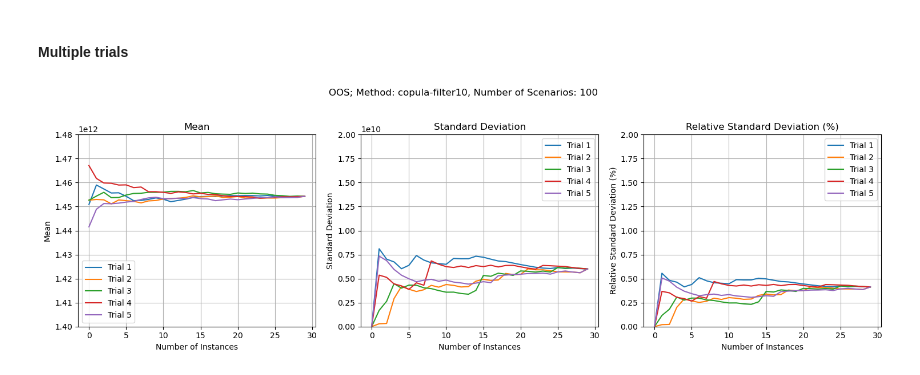
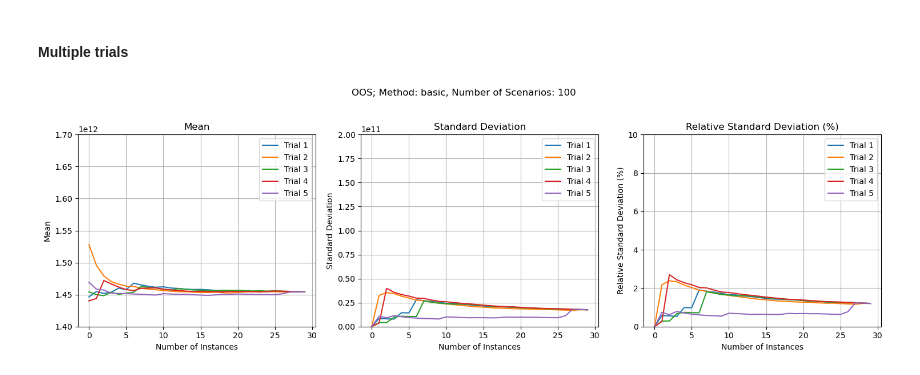
Before and after one commit to iverlg/masteroppgave, a Jupyter notebook: convergence_test.ipynb, the cells around one changed output. Drawn from its saved outputs; the diff is of its cells as text; code cells hidden in the pictures.

Commit message:
fix convergence logic and add oos tree size

```diff
--- a/convergence_test.ipynb
+++ b/convergence_test.ipynb
@@ -260,14 +90,19 @@ plt.show()
 # %% [markdown]
 #### Multiple trials
 # %%
-ylims_mean = {10: [1.35e12, 1.5e12], 50: [1.4e12, 1.45e12], 100: [1.4e12, 1.48e12]}
-ylims_std = {10: [0, 5e10], 50: [0, 2e10], 100: [0, 2e10]}
-ylims_rel_std = {10: [0, 4], 50: [0, 2], 100: [0, 2]}
+import random
+import matplotlib.pyplot as plt
+import numpy as np
+import pandas as pd
 
-method = "copula-filter10"
+ylims_mean = {10: [1e12, 4e12], 50: [1.4e12, 1.7e12], 100: [1.4e12, 1.7e12]}
+ylims_std = {10: [0, 1e12], 50: [0, 2e11], 100: [0, 2e11]}
+ylims_rel_std = {10: [0, 40], 50: [0, 10], 100: [0, 10]}
+
+method = "basic"
 num_scenarios = 100
 
-base_folder = f"NewResults/run_in_sample/dataset_europe_agg_v50/{method}/{str(num_scenarios)}"
+base_folder = f"NewOOS/dataset_europe_agg_v50/{method}_sce{num_scenarios}"
 
 num_trials = 5  # Number of trials
 num_instances = 30
@@ -277,9 +112,23 @@ all_std_values = []
 all_rel_std_values = []
 
 for _ in range(num_trials):
-    values = [float(pd.read_csv(base_folder + "/" + str(i) + "/results_objective.csv").columns[0].split(":")[1]) for i in range(1, num_instances + 1)]
+    values = []
+
+    for i in range(1, num_instances + 1):
+        oos_value = 0
+        num_trees_considered = 0
+        for j in range(1, 11):
+            oos_value_path = f"{base_folder}_{i}/oos_tree{j}/out_of_sample_values.csv"
+            df_oos_value = pd.read_csv(oos_value_path)
+            oos_tree_value = float(df_oos_value["Objective value"][0])
+            oos_value += oos_tree_value
+            num_trees_considered += 1
+        values.append(oos_value / num_trees_considered)
+
     random.shuffle(values)
+
     obj_values = []
+
     for i in range(0, num_instances):
         appending_values = []
         for j in range(0, i + 1):
@@ -299,41 +148,42 @@ fig, axs = plt.subplots(1, 3, figsize=(15, 5))
 
 # Plot mean for each trial
 for idx, mean_values in enumerate(all_mean_values):
-    axs[0].plot(range(num_instances), mean_values, label=f'Trial {idx+1}')
+    axs[0].plot(range(num_instances), mean_values, label=f"Trial {idx + 1}")
 
 axs[0].set_xlabel('Number of Instances')
 axs[0].set_ylabel('Mean')
 axs[0].set_title('Mean')
 axs[0].set_ylim(ylims_mean[num_scenarios][0], ylims_mean[num_scenarios][1])
 axs[0].grid(True)
 axs[0].legend()
 
+
 # Plot standard deviation for each trial
 for idx, std_values in enumerate(all_std_values):
-    axs[1].plot(range(num_instances), std_values, label=f'Trial {idx+1}')
+    axs[1].plot(range(num_instances), std_values, label=f"Trial {idx + 1}")
 
 axs[1].set_xlabel('Number of Instances')
 axs[1].set_ylabel('Standard Deviation')
 axs[1].set_title('Standard Deviation')
 axs[1].set_ylim(ylims_std[num_scenarios][0], ylims_std[num_scenarios][1])
 axs[1].grid(True)
 axs[1].legend()
 
+
 # Plot relative standard deviation for each trial
 for idx, rel_std_values in enumerate(all_rel_std_values):
-    axs[2].plot(range(num_instances), rel_std_values, label=f'Trial {idx+1}')
+    axs[2].plot(range(num_instances), rel_std_values, label=f"Trial {idx + 1}")
 
 axs[2].set_xlabel('Number of Instances')
 axs[2].set_ylabel('Relative Standard Deviation (%)')
 axs[2].set_title('Relative Standard Deviation (%)')
 axs[2].set_ylim(ylims_rel_std[num_scenarios][0], ylims_rel_std[num_scenarios][1])
 axs[2].grid(True)
 axs[2].legend()
 
 # Add supertitle
 fig.suptitle(f"OOS; Method: {method}, Number of Scenarios: {num_scenarios}")
 plt.tight_layout(rect=[0, 0.03, 1, 0.95])  # Adjust the layout to make space for the suptitle
-
 plt.show()
 # %% [output]
-[figure, old version]
+[figure, new version]
```
Also changed, not shown: parts of 8 cells of this notebook.
